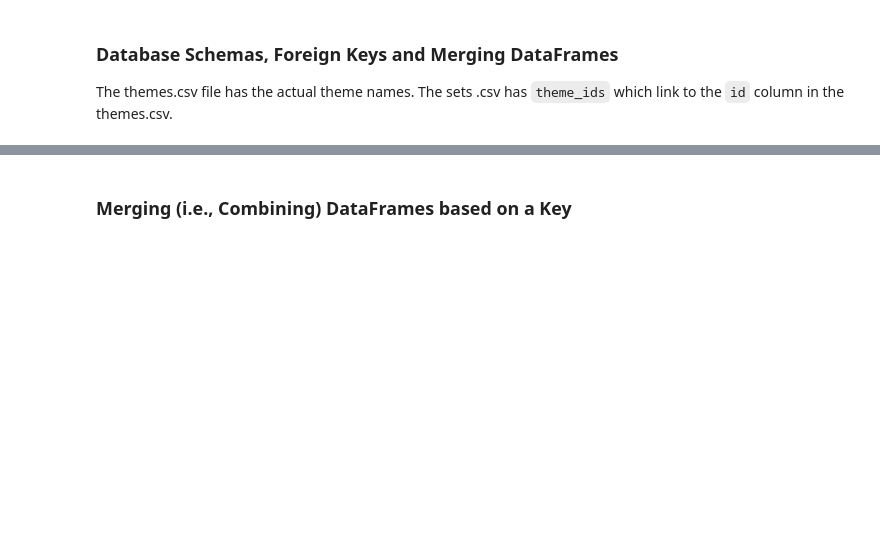
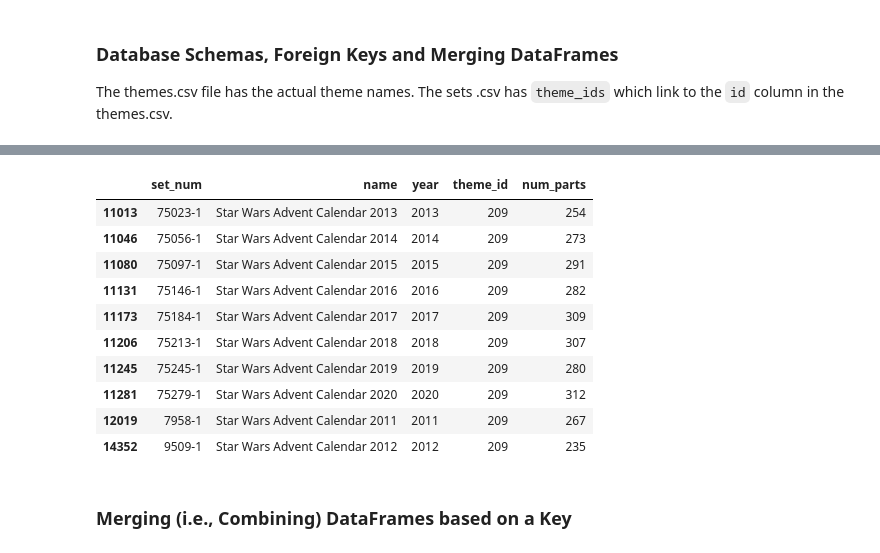
Before and after one commit to ahmedyar7/Data-Science-Projects, a Jupyter notebook: LEGOs Data Set/main.ipynb, the cells around one changed output, grey strips where cells are left out. Saved outputs shown, nothing was run; the diff lists cells and outputs as text; code cells hidden in the pictures; blank space fills up the shorter version.

```diff
--- a/LEGOs Data Set/main.ipynb
+++ b/LEGOs Data Set/main.ipynb
@@ -318,2 +381,16 @@ The themes.csv file has the actual theme names. The sets .csv has <code>theme_id
+# %%
+sets_df[sets_df.theme_id == 209]
+# %% [output]
+|  | set_num | name | year | theme_id | num_parts |
+| 11013 | 75023-1 | Star Wars Advent Calendar 2013 | 2013 | 209 | 254 |
+| 11046 | 75056-1 | Star Wars Advent Calendar 2014 | 2014 | 209 | 273 |
+| 11080 | 75097-1 | Star Wars Advent Calendar 2015 | 2015 | 209 | 291 |
+| 11131 | 75146-1 | Star Wars Advent Calendar 2016 | 2016 | 209 | 282 |
+| 11173 | 75184-1 | Star Wars Advent Calendar 2017 | 2017 | 209 | 309 |
+| 11206 | 75213-1 | Star Wars Advent Calendar 2018 | 2018 | 209 | 307 |
+| 11245 | 75245-1 | Star Wars Advent Calendar 2019 | 2019 | 209 | 280 |
+| 11281 | 75279-1 | Star Wars Advent Calendar 2020 | 2020 | 209 | 312 |
+| 12019 | 7958-1 | Star Wars Advent Calendar 2011 | 2011 | 209 | 267 |
+| 14352 | 9509-1 | Star Wars Advent Calendar 2012 | 2012 | 209 | 235 |
 # %% [markdown]
 ### Merging (i.e., Combining) DataFrames based on a Key
```
Also changed, not shown: parts of 15 cells of this notebook.
